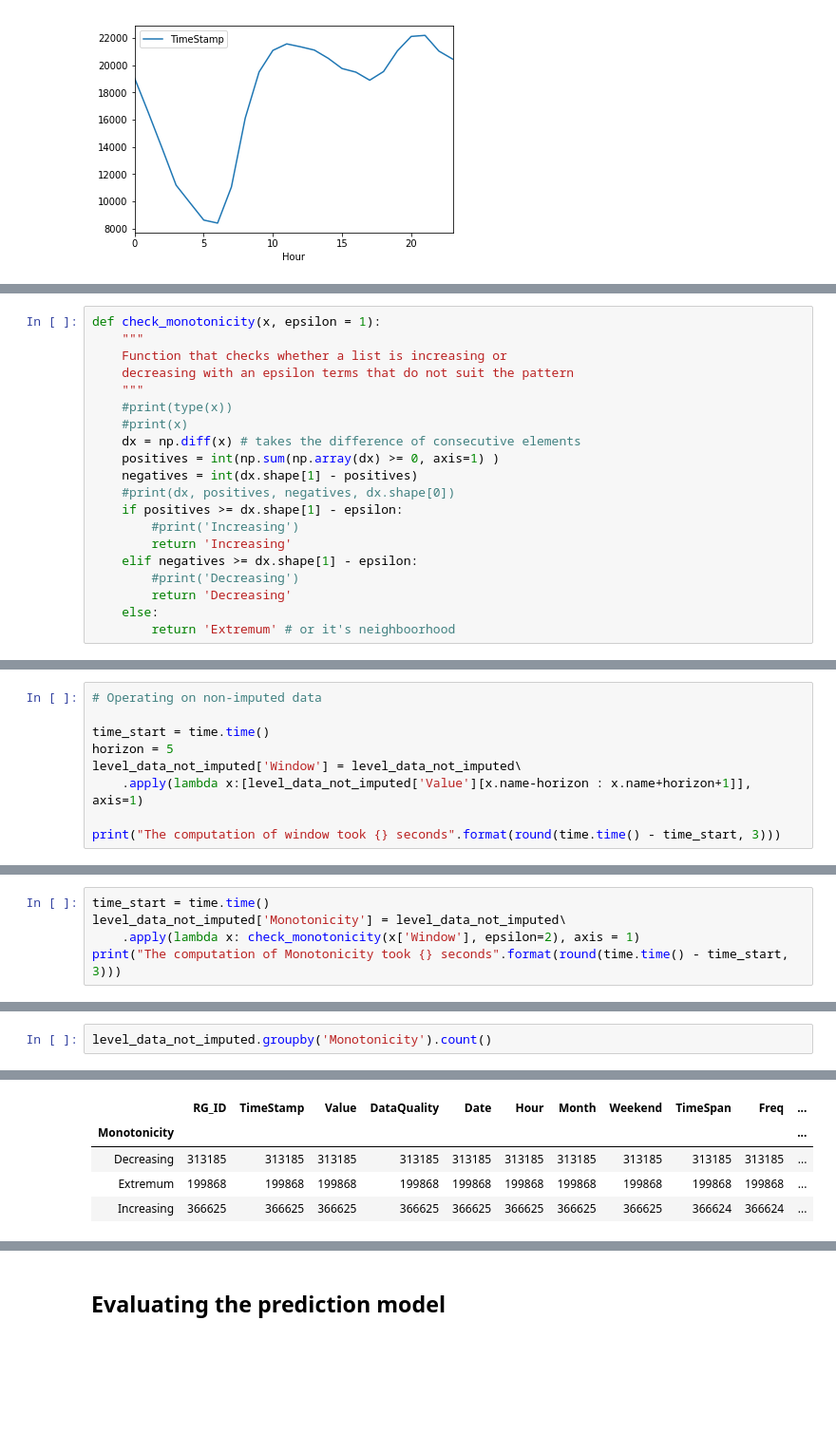
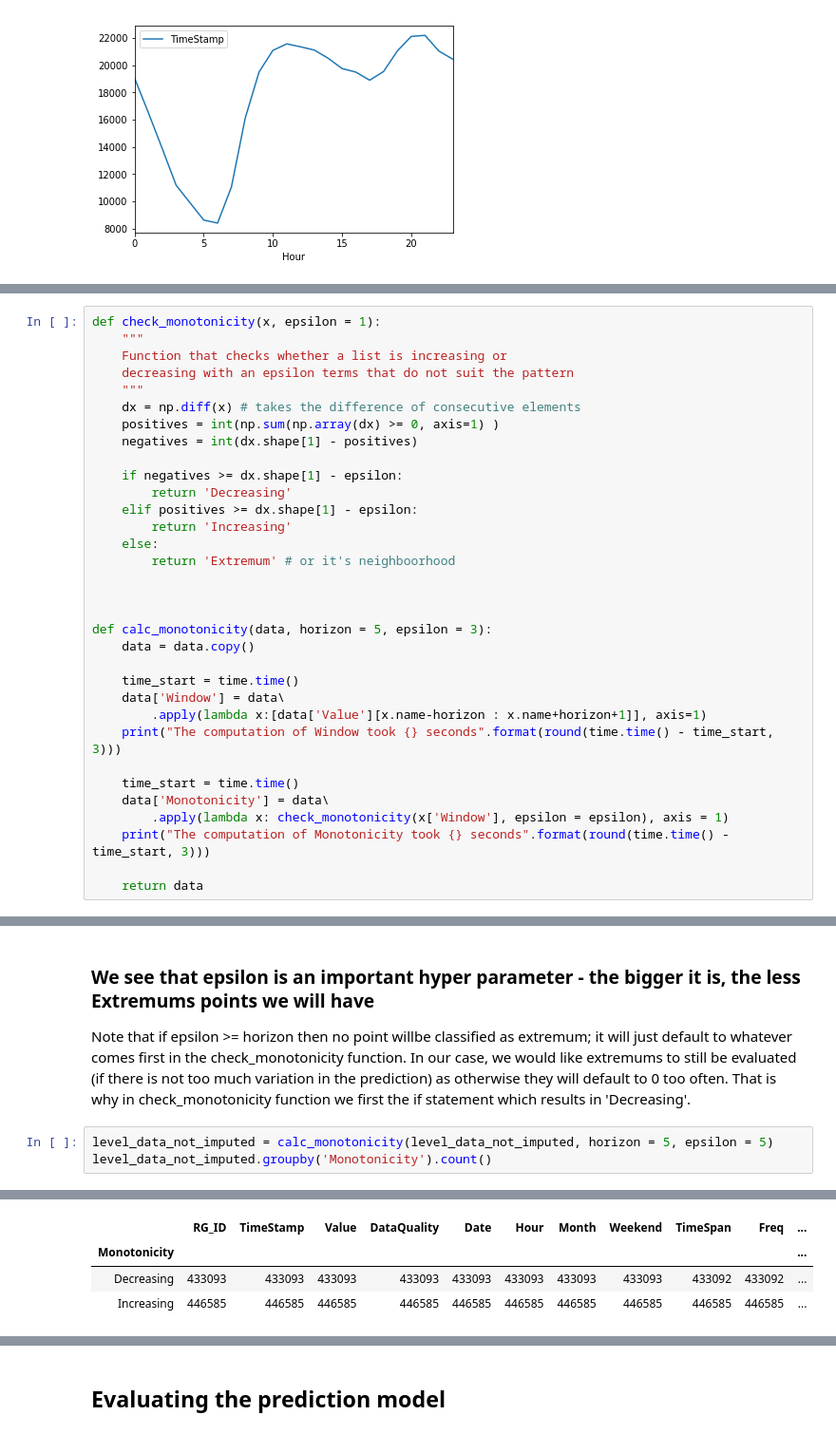
Before and after one commit to JalkapalloX/JBG060-Data-Challenge-3, a Jupyter notebook: Utility/ImputeFunction.ipynb, the cells around one changed output, grey strips where cells are left out. Shown at 95% size. Saved outputs shown, nothing was run; the diff lists cells and outputs as text; blank space fills up the shorter version.

```diff
--- a/Utility/ImputeFunction.ipynb
+++ b/Utility/ImputeFunction.ipynb
@@ -137,17 +64,30 @@ def check_monotonicity(x, epsilon = 1):
     Function that checks whether a list is increasing or
     decreasing with an epsilon terms that do not suit the pattern
     """
-    #print(type(x))
-    #print(x)
     dx = np.diff(x) # takes the difference of consecutive elements
     positives = int(np.sum(np.array(dx) >= 0, axis=1) )
     negatives = int(dx.shape[1] - positives)
-    #print(dx, positives, negatives, dx.shape[0])
-    if positives >= dx.shape[1] - epsilon:
-        #print('Increasing')
+
+    if negatives >= dx.shape[1] - epsilon:
+        return 'Decreasing'
+    elif positives >= dx.shape[1] - epsilon:
         return 'Increasing'
-    elif negatives >= dx.shape[1] - epsilon:
-        #print('Decreasing')
-        return 'Decreasing'
     else:
         return 'Extremum' # or it's neighboorhood
+
+
+
+def calc_monotonicity(data, horizon = 5, epsilon = 3):
+    data = data.copy()
+
+    time_start = time.time()
+    data['Window'] = data\
+        .apply(lambda x:[data['Value'][x.name-horizon : x.name+horizon+1]], axis=1)
+    print("The computation of Window took {} seconds".format(round(time.time() - time_start, 3)))
+
+    time_start = time.time()
+    data['Monotonicity'] = data\
+        .apply(lambda x: check_monotonicity(x['Window'], epsilon = epsilon), axis = 1)
+    print("The computation of Monotonicity took {} seconds".format(round(time.time() - time_start, 3)))
+
+    return data
@@ -188,9 +93,0 @@ sample.groupby('Monotonicity').count()
-# %%
-# Operating on non-imputed data
-
-time_start = time.time()
-horizon = 5
-level_data_not_imputed['Window'] = level_data_not_imputed\
-    .apply(lambda x:[level_data_not_imputed['Value'][x.name-horizon : x.name+horizon+1]], axis=1)
-
-print("The computation of window took {} seconds".format(round(time.time() - time_start, 3)))
@@ -199,5 +93,0 @@ The computation of window took 110.07 seconds
-# %%
-time_start = time.time()
-level_data_not_imputed['Monotonicity'] = level_data_not_imputed\
-    .apply(lambda x: check_monotonicity(x['Window'], epsilon=2), axis = 1)
-print("The computation of Monotonicity took {} seconds".format(round(time.time() - time_start, 3)))
@@ -206,3 +94,7 @@ The computation of Monotonicity took 118.127 seconds
+# %% [markdown]
+### We see that epsilon is an important hyper parameter - the bigger it is, the less Extremums points we will have
+Note that if epsilon >= horizon then no point willbe classified as extremum; it will just default to whatever comes first in the check_monotonicity function. In our case, we would like extremums to still be evaluated (if there is not too much variation in the prediction) as otherwise they will default to 0 too often. That is why in check_monotonicity function we first the if statement which results in 'Decreasing'.
 # %%
+level_data_not_imputed = calc_monotonicity(level_data_not_imputed, horizon = 5, epsilon = 5)
 level_data_not_imputed.groupby('Monotonicity').count()
 # %% [output]
@@ -209,5 +103,4 @@ level_data_not_imputed.groupby('Monotonicity').count()
 |  | RG_ID | TimeStamp | Value | DataQuality | Date | Hour | Month | Weekend | TimeSpan | Freq | ... |
 | Monotonicity |  |  |  |  |  |  |  |  |  |  | ... |
-| Decreasing | 313185 | 313185 | 313185 | 313185 | 313185 | 313185 | 313185 | 313185 | 313185 | 313185 | ... |
-| Extremum | 199868 | 199868 | 199868 | 199868 | 199868 | 199868 | 199868 | 199868 | 199868 | 199868 | ... |
-| Increasing | 366625 | 366625 | 366625 | 366625 | 366625 | 366625 | 366625 | 366625 | 366624 | 366624 | ... |
+| Decreasing | 433093 | 433093 | 433093 | 433093 | 433093 | 433093 | 433093 | 433093 | 433092 | 433092 | ... |
+| Increasing | 446585 | 446585 | 446585 | 446585 | 446585 | 446585 | 446585 | 446585 | 446585 | 446585 | ... |
```
Also changed, not shown: parts of 31 cells of this notebook.
